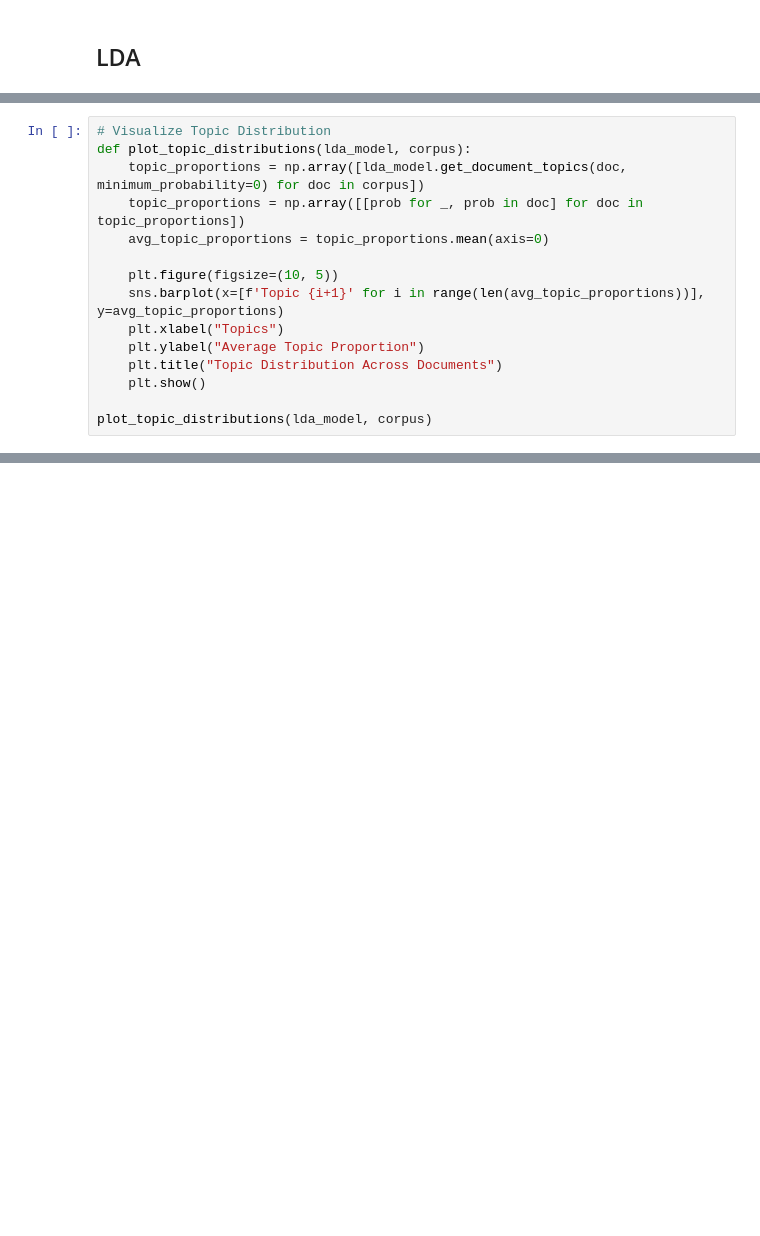
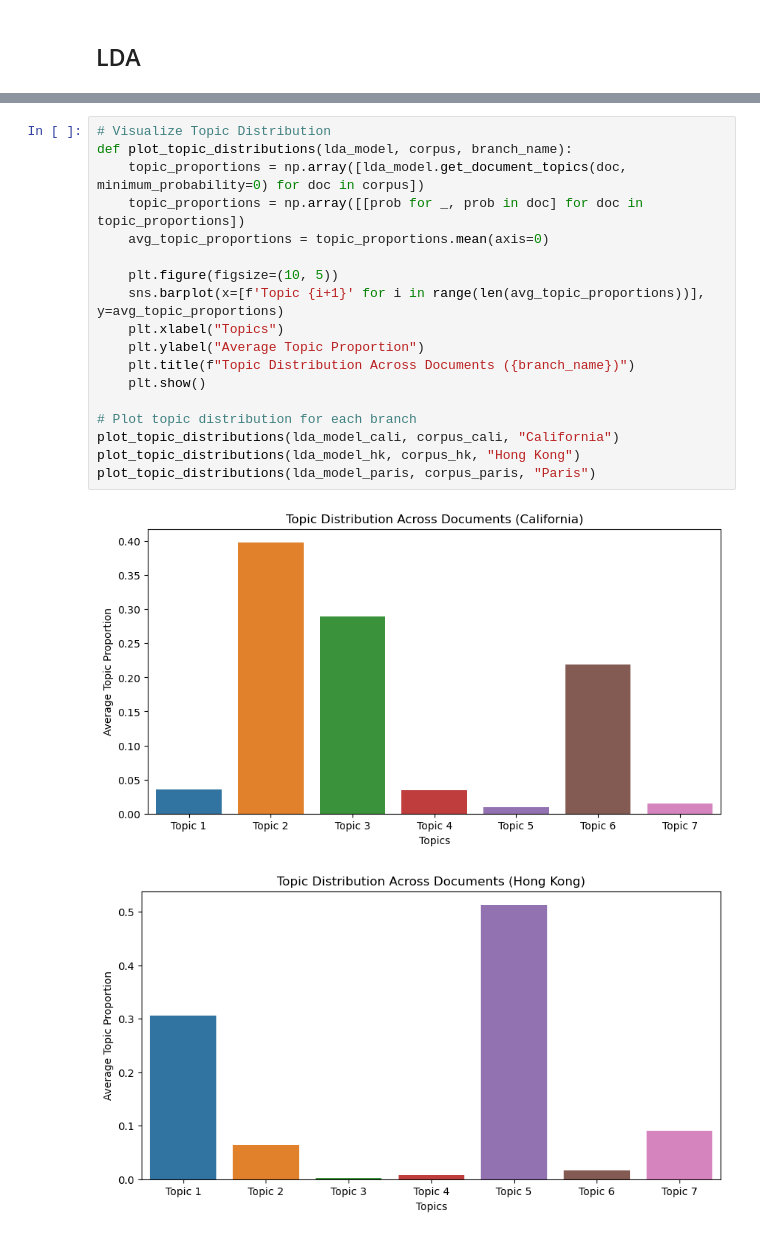
Before and after one commit to mayiquimpo/6200, a Jupyter notebook: Assignment 3.ipynb, the cells around one changed output, grey strips where cells are left out. Saved outputs shown, nothing was run; the diff lists cells and outputs as text; blank space fills up the shorter version.

```diff
--- a/Assignment 3.ipynb
+++ b/Assignment 3.ipynb
@@ -239,15 +240,0 @@ Topic 6: 0.030*"lake" + 0.018*"prince" + 0.013*"hi" + 0.012*"baggage" + 0.012*"p
-# %%
-# Visualize Topic Distribution
-def plot_topic_distributions(lda_model, corpus):
-    topic_proportions = np.array([lda_model.get_document_topics(doc, minimum_probability=0) for doc in corpus])
-    topic_proportions = np.array([[prob for _, prob in doc] for doc in topic_proportions])
-    avg_topic_proportions = topic_proportions.mean(axis=0)
-
-    plt.figure(figsize=(10, 5))
-    sns.barplot(x=[f'Topic {i+1}' for i in range(len(avg_topic_proportions))], y=avg_topic_proportions)
-    plt.xlabel("Topics")
-    plt.ylabel("Average Topic Proportion")
-    plt.title("Topic Distribution Across Documents")
-    plt.show()
-
-plot_topic_distributions(lda_model, corpus)
@@ -292,0 +381,21 @@ topic_distribution_df
+# %%
+# Visualize Topic Distribution
+def plot_topic_distributions(lda_model, corpus, branch_name):
+    topic_proportions = np.array([lda_model.get_document_topics(doc, minimum_probability=0) for doc in corpus])
+    topic_proportions = np.array([[prob for _, prob in doc] for doc in topic_proportions])
+    avg_topic_proportions = topic_proportions.mean(axis=0)
+
+    plt.figure(figsize=(10, 5))
+    sns.barplot(x=[f'Topic {i+1}' for i in range(len(avg_topic_proportions))], y=avg_topic_proportions)
+    plt.xlabel("Topics")
+    plt.ylabel("Average Topic Proportion")
+    plt.title(f"Topic Distribution Across Documents ({branch_name})")
+    plt.show()
+
+# Plot topic distribution for each branch
+plot_topic_distributions(lda_model_cali, corpus_cali, "California")
+plot_topic_distributions(lda_model_hk, corpus_hk, "Hong Kong")
+plot_topic_distributions(lda_model_paris, corpus_paris, "Paris")
+# %% [output]
+[figure, added]
+[figure, added]
```
Also changed, not shown: parts of 26 cells of this notebook.
